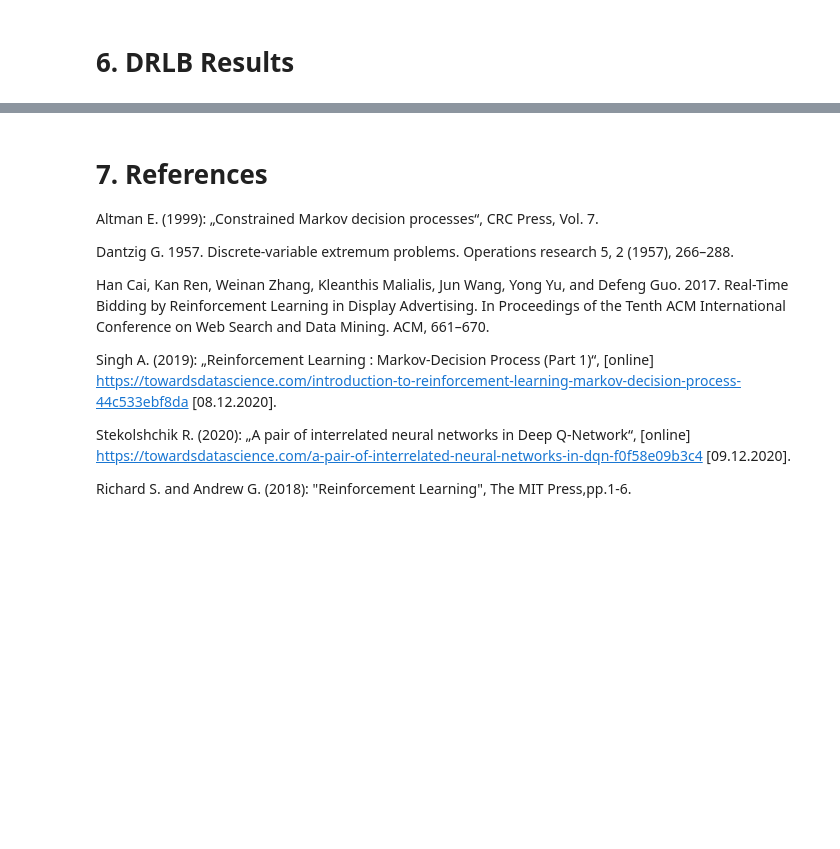
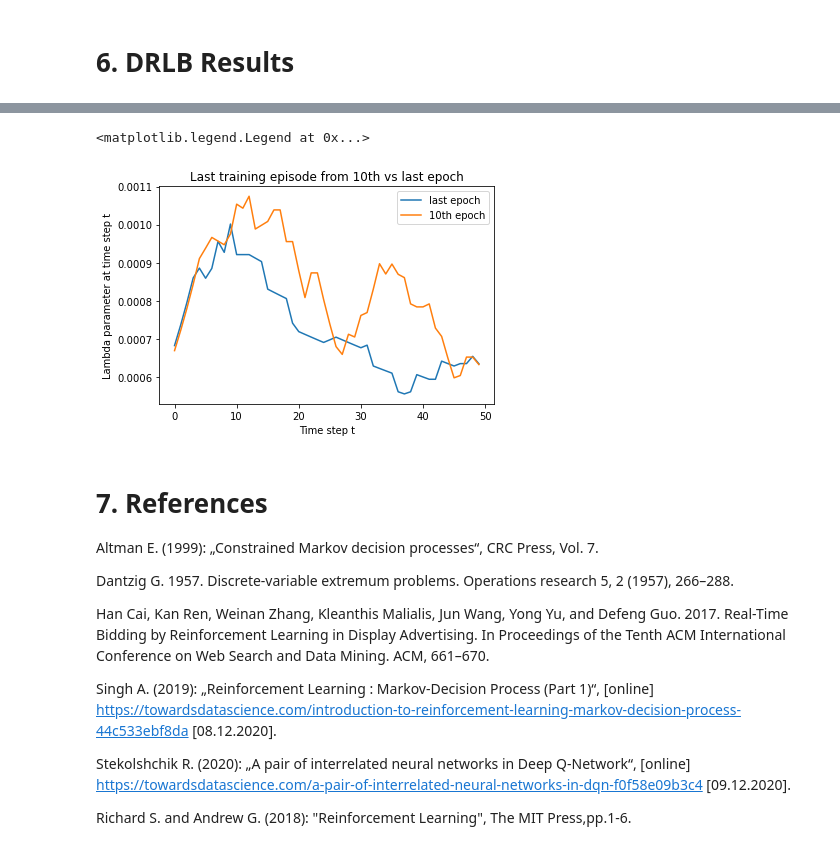
Before and after one commit to aynetdia/Budget_Constrained_Bidding, a Jupyter notebook: Tutorial.ipynb, the cells around one changed output, grey strips where cells are left out. Cells and saved outputs as stored; diff of their text form; code cells hidden in the pictures; blank space fills up the shorter version.

```diff
--- a/Tutorial.ipynb
+++ b/Tutorial.ipynb
@@ -773,8 +932,14 @@ But this should be considered only after we've trained the model for an appropri
 # %%
 # Plot the lambda parameters in the last training episode
 ax = last_train_episode['ctl_lambda'].head(50).plot()
+ax = last_train_episode_10['ctl_lambda'].head(50).plot()
 ax.set_xlabel("Time step t")
 ax.set_ylabel("Lambda parameter at time step t")
+ax.set_title("Last training episode from 10th vs last epoch")
+ax.legend(['last epoch', '10th epoch'])
+# %% [output]
+<matplotlib.legend.Legend at 0x...>
+[figure, added]
 # %% [markdown]
 # 7. References
 
```
Also changed, not shown: parts of 25 cells of this notebook, 7 other files.
